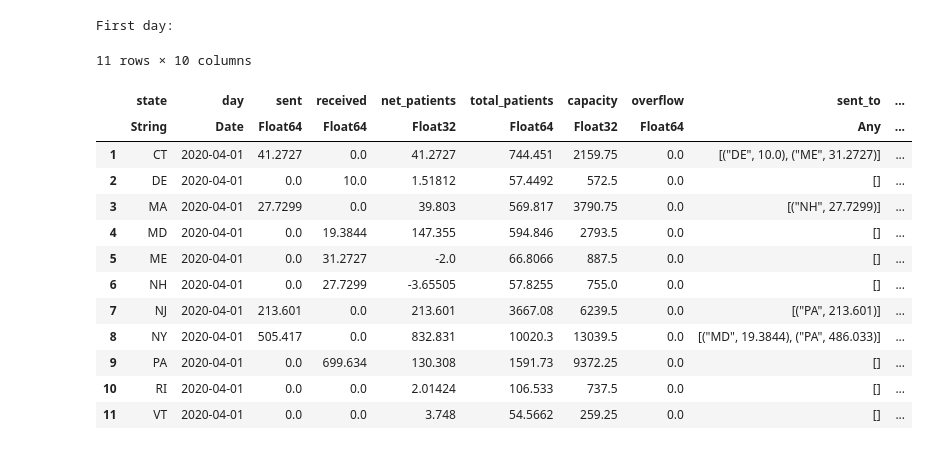
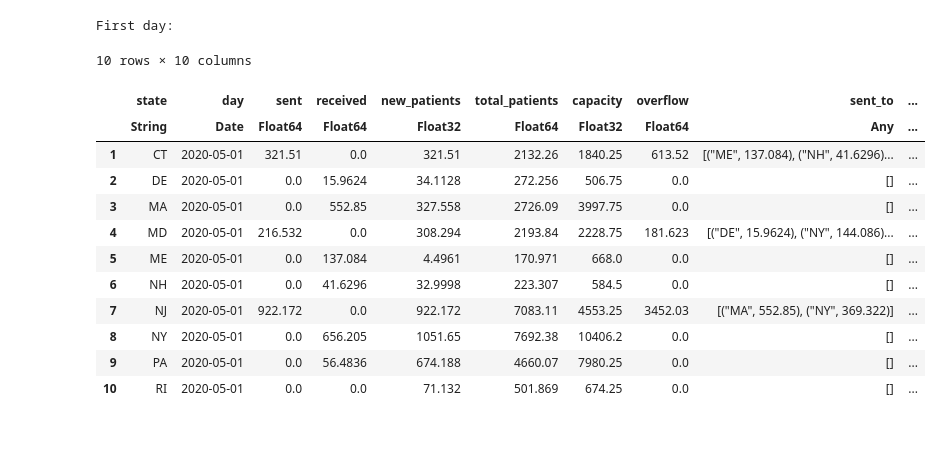
Before and after one commit to flixpar/covid-resource-allocation, a Jupyter notebook: notebooks/patients/patient_allocation_base.ipynb, the cells around one changed output. Cells and saved outputs as stored; diff of their text form; code cells hidden in the pictures.

```diff
--- a/notebooks/patients/patient_allocation_base.ipynb
+++ b/notebooks/patients/patient_allocation_base.ipynb
@@ -26,0 +29,3 @@ adj = compute_adjacencies(ne_states, hrs=travel_threshold_hours);
+# %%
+N = length(states);
+T = (end_date - start_date).value + 1;
@@ -27,3 +60,6 @@ adj = compute_adjacencies(ne_states, hrs=travel_threshold_hours);
+# %%
+beds = n_beds(states, bed_type=:all, pct_beds_available=pct_beds_available);
+adj = adjacencies(states, level=:state, source=:google, threshold=travel_threshold_hours);
 # %%
 model = patient_allocation(
     beds,
@@ -63,10 +101,10 @@ objective function value: 211.453
 # %%
-overflow = i -> sum(max.(0,
-    forecast_start[i]
-    + sum(forecast_net[i,1:t])
+overflow_per_day = (i,t) -> sum(max.(0,
+    forecast_initial[i] - sum(forecast_discharged[i,1:min(t,hospitalized_days)])
+    + sum(forecast_admitted[i,max(1,t-hospitalized_days):t])
     - sum(sent[i,:,1:t-1])
-    + sum(sent[:,i,1:t])
+    + sum(sent[:,i,max(1,t-hospitalized_days):t])
     - beds[i])
-    for t=1:size(sent,3)
-);
+)
+overflow = i -> sum(overflow_per_day(i,t) for t=1:size(sent,3));
 # %%
@@ -122,40 +157,45 @@ rename!(sent_vis_matrix, Symbol.(ne_states));
+# %%
+total_patients = (i,t) -> (
+    forecast_initial[i] - sum(forecast_discharged[i,1:min(t,hospitalized_days)])
+    + sum(forecast_admitted[i,max(1,t-hospitalized_days):t])
+    - sum(sent[i,:,1:t])
+    + sum(sent[:,i,max(1,t-hospitalized_days):t])
+);
 # %%
-n_days = size(sent,3)
 outcomes = DataFrame()
-for (i,s) in enumerate(ne_states)
+for (i,s) in enumerate(states)
     single_state_outcome = DataFrame(
-        state=fill(s, n_days),
-        day=start_date .+ Dates.Day.(0:n_days-1),
+        state=fill(s, T),
+        day=start_date .+ Dates.Day.(0:T-1),
         sent=sum(sent[i,:,:], dims=1)[:],
         received=sum(sent[:,i,:], dims=1)[:],
-        net_patients=forecast_net[i,:],
-        total_patients=[forecast_start[i] + sum(forecast_net[i,1:t]) - sum(sent[i,:,1:t]) + sum(sent[:,i,1:t]) for t in 1:n_days],
-        capacity=fill(beds[i], n_days),
-        overflow=[max(0, forecast_start[i] + sum(forecast_net[i,1:t]) - sum(sent[i,:,1:t-1]) + sum(sent[:,i,1:t]) - beds[i]) for t in 1:n_days],
-        sent_to=[sum(sent[i,:,t])>0 ? collect(zip(ne_states[sent[i,:,t] .> 0], sent[i,sent[i,:,t].>0,t])) : "[]" for t in 1:n_days],
-        sent_from=[sum(sent[:,i,t])>0 ? collect(zip(ne_states[sent[:,i,t] .> 0], sent[sent[:,i,t].>0,i,t])) : "[]" for t in 1:n_days],
+        new_patients=forecast_admitted[i,:],
+        total_patients=[total_patients(i,t) for t in 1:T],
+        capacity=fill(beds[i], T),
+        overflow=[overflow_per_day(i,t) for t in 1:T],
+        sent_to=[sum(sent[i,:,t])>0 ? collect(zip(states[sent[i,:,t] .> 0], sent[i,sent[i,:,t].>0,t])) : "[]" for t in 1:T],
+        sent_from=[sum(sent[:,i,t])>0 ? collect(zip(states[sent[:,i,t] .> 0], sent[sent[:,i,t].>0,i,t])) : "[]" for t in 1:T],
     )
     outcomes = vcat(outcomes, single_state_outcome)
 end
 # CSV.write("patient_allocation_results.csv", outcomes)
 println("First day:")
 filter(row -> row.day == start_date, outcomes)
 # %% [output]
 First day:
-11 rows × 10 columns
+10 rows × 10 columns
-|  | state | day | sent | received | net_patients | total_patients | capacity | overflow | sent_to | ... |
+|  | state | day | sent | received | new_patients | total_patients | capacity | overflow | sent_to | ... |
 |  | String | Date | Float64 | Float64 | Float32 | Float64 | Float32 | Float64 | Any | ... |
-| 1 | CT | 2020-04-01 | 41.2727 | 0.0 | 41.2727 | 744.451 | 2159.75 | 0.0 | [("DE", 10.0), ("ME", 31.2727)] | ... |
-| 2 | DE | 2020-04-01 | 0.0 | 10.0 | 1.51812 | 57.4492 | 572.5 | 0.0 | [] | ... |
-| 3 | MA | 2020-04-01 | 27.7299 | 0.0 | 39.803 | 569.817 | 3790.75 | 0.0 | [("NH", 27.7299)] | ... |
-| 4 | MD | 2020-04-01 | 0.0 | 19.3844 | 147.355 | 594.846 | 2793.5 | 0.0 | [] | ... |
-| 5 | ME | 2020-04-01 | 0.0 | 31.2727 | -2.0 | 66.8066 | 887.5 | 0.0 | [] | ... |
-| 6 | NH | 2020-04-01 | 0.0 | 27.7299 | -3.65505 | 57.8255 | 755.0 | 0.0 | [] | ... |
-| 7 | NJ | 2020-04-01 | 213.601 | 0.0 | 213.601 | 3667.08 | 6239.5 | 0.0 | [("PA", 213.601)] | ... |
-| 8 | NY | 2020-04-01 | 505.417 | 0.0 | 832.831 | 10020.3 | 13039.5 | 0.0 | [("MD", 19.3844), ("PA", 486.033)] | ... |
-| 9 | PA | 2020-04-01 | 0.0 | 699.634 | 130.308 | 1591.73 | 9372.25 | 0.0 | [] | ... |
-| 10 | RI | 2020-04-01 | 0.0 | 0.0 | 2.01424 | 106.533 | 737.5 | 0.0 | [] | ... |
-| 11 | VT | 2020-04-01 | 0.0 | 0.0 | 3.748 | 54.5662 | 259.25 | 0.0 | [] | ... |
+| 1 | CT | 2020-05-01 | 321.51 | 0.0 | 321.51 | 2132.26 | 1840.25 | 613.52 | [("ME", 137.084), ("NH", 41.6296)... | ... |
+| 2 | DE | 2020-05-01 | 0.0 | 15.9624 | 34.1128 | 272.256 | 506.75 | 0.0 | [] | ... |
+| 3 | MA | 2020-05-01 | 0.0 | 552.85 | 327.558 | 2726.09 | 3997.75 | 0.0 | [] | ... |
+| 4 | MD | 2020-05-01 | 216.532 | 0.0 | 308.294 | 2193.84 | 2228.75 | 181.623 | [("DE", 15.9624), ("NY", 144.086)... | ... |
+| 5 | ME | 2020-05-01 | 0.0 | 137.084 | 4.4961 | 170.971 | 668.0 | 0.0 | [] | ... |
+| 6 | NH | 2020-05-01 | 0.0 | 41.6296 | 32.9998 | 223.307 | 584.5 | 0.0 | [] | ... |
+| 7 | NJ | 2020-05-01 | 922.172 | 0.0 | 922.172 | 7083.11 | 4553.25 | 3452.03 | [("MA", 552.85), ("NY", 369.322)] | ... |
+| 8 | NY | 2020-05-01 | 0.0 | 656.205 | 1051.65 | 7692.38 | 10406.2 | 0.0 | [] | ... |
+| 9 | PA | 2020-05-01 | 0.0 | 56.4836 | 674.188 | 4660.07 | 7980.25 | 0.0 | [] | ... |
+| 10 | RI | 2020-05-01 | 0.0 | 0.0 | 71.132 | 501.869 | 674.25 | 0.0 | [] | ... |
 # %%
 s = "NJ"
 filter(row -> row.state == s, outcomes)
```
Also changed, not shown: parts of 15 cells of this notebook, 2 other files.
